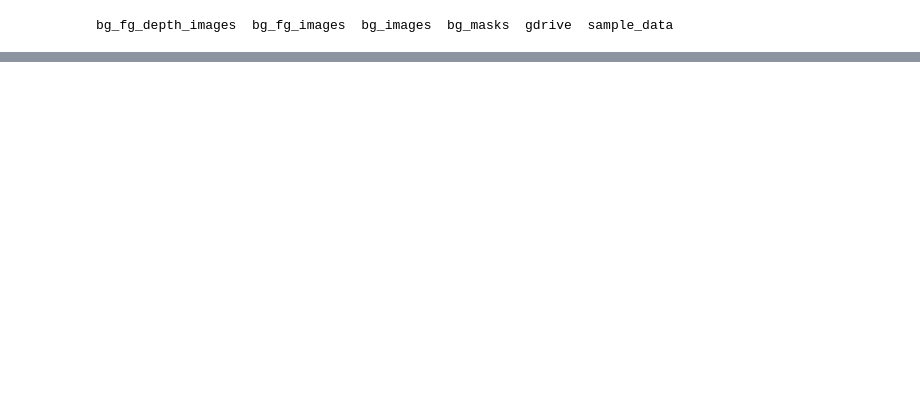
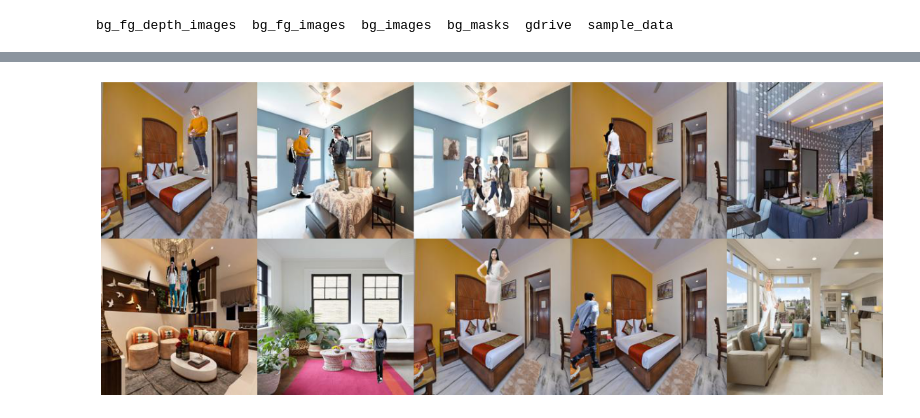
Before and after one commit to rishubhkhurana/EVA, a Jupyter notebook: S14/S14_stats.ipynb, the cells around one changed output, grey strips where cells are left out. Cells and saved outputs as stored; diff of their text form; code cells hidden in the pictures; blank space fills up the shorter version.

```diff
--- a/S14/S14_stats.ipynb
+++ b/S14/S14_stats.ipynb
@@ -213,0 +229,6 @@ shutil.rmtree('./bg_fg_images')
+# %%
+temp_path = Path('./bg_images')
+flist = list(temp_path.iterdir())
+imgs=[]
+for f in flist:
+  imgs.append(np.array(Image.open(f)))
@@ -213,0 +246,17 @@ shutil.rmtree('./bg_fg_images')
+# %%
+temp_path = Path('./bg_fg_images')
+flist = list(temp_path.iterdir())
+randints = np.random.randint(len(flist),size=10)
+imgs=[]
+selected_flist = [flist[i] for i in randints]
+for f in selected_flist:
+  imgs.append(np.array(Image.open(f)))
+# %%
+imgs = np.stack(imgs)
+viz=skimage.util.montage(imgs, multichannel=True, fill=(0,0,0),grid_shape=(2,5))
+plt.figure(figsize=(20,20))
+plt.imshow(viz)
+plt.axis('off')
+plt.show()
+# %% [output]
+[figure, added]
```
Also changed, not shown: parts of 21 cells of this notebook.
